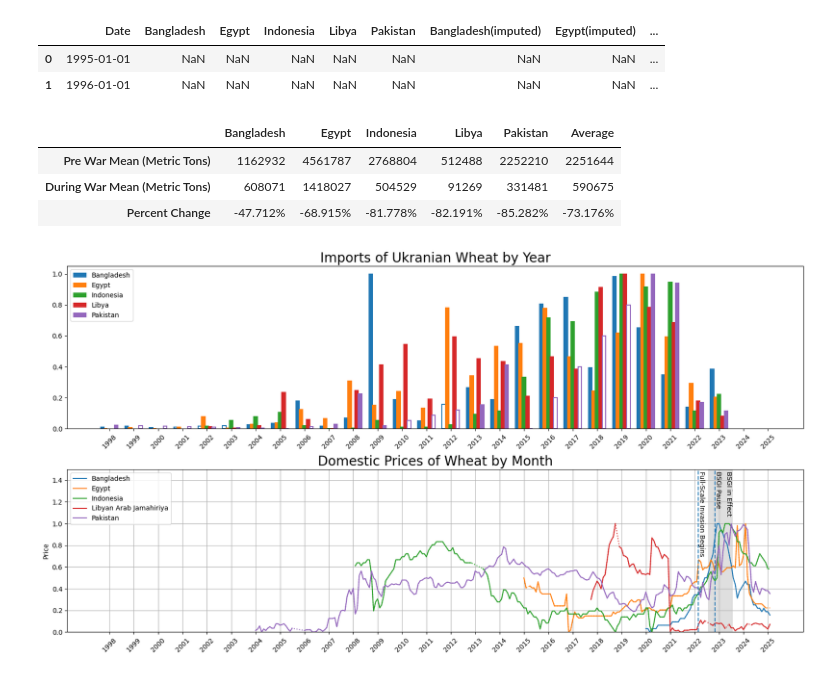
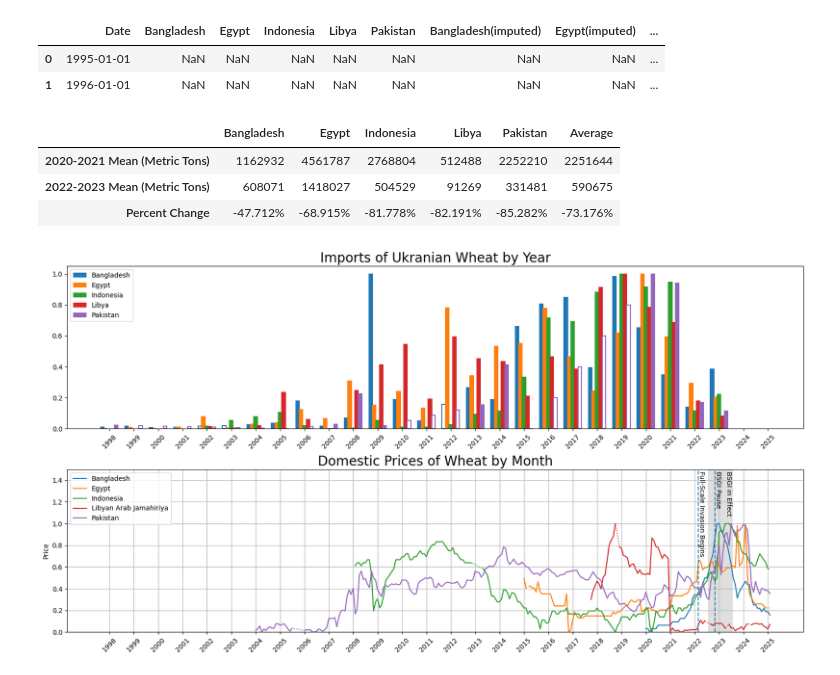
Before and after one commit to GVSU-CIS635/term-project-gjk, a Jupyter notebook: eda.ipynb, the cells around one changed output. Saved outputs shown, nothing was run; the diff lists cells and outputs as text; code cells hidden in the pictures.

```diff
--- a/eda.ipynb
+++ b/eda.ipynb
@@ -1174,39 +1166,39 @@ display(interpExports.head(2))
 # Calculate percent change in import from Ukraine quantity pre war to in war
 
 def tradeMean(data):
 	prewar = data[(data["Date"].dt.year < 2022) & (data["Date"].dt.year >= 2020)]
 	inwar = data[data["Date"].dt.year >= 2022]
 
 	cols = [col for col in data.columns if '(imputed)' in col]
 
 	info = {}
 	holdForAvg = [[], [], []]
 	for col in cols:
 		prewarMean = prewar[col].mean()
 		inwarMean = inwar[col].mean()
 		pctChange = (100 * (inwarMean - prewarMean) / prewarMean)
 		holdForAvg[0].append(prewarMean)
 		holdForAvg[1].append(inwarMean)
 		holdForAvg[2].append(pctChange)
 		info[col.split('(')[0]] = {
-			"Pre War Mean (Metric Tons)": f"{prewarMean:.0f}",
-			"During War Mean (Metric Tons)": f"{inwarMean:.0f}",
+			"2020-2021 Mean (Metric Tons)": f"{prewarMean:.0f}",
+			"2022-2023 Mean (Metric Tons)": f"{inwarMean:.0f}",
 			"Percent Change": f"{pctChange:.3f}%"
 		}
 
 	info['Average'] = {
-		"Pre War Mean (Metric Tons)": f"{np.mean(holdForAvg[0]):.0f}",
-		"During War Mean (Metric Tons)": f"{np.mean(holdForAvg[1]):.0f}",
+		"2020-2021 Mean (Metric Tons)": f"{np.mean(holdForAvg[0]):.0f}",
+		"2022-2023 Mean (Metric Tons)": f"{np.mean(holdForAvg[1]):.0f}",
 		"Percent Change": f"{np.mean(holdForAvg[2]):.3f}%"
 	}
 
 	return pd.DataFrame( info )
 
 display(tradeMean(interpExports))
 # %% [output]
 |  | Bangladesh | Egypt | Indonesia | Libya | Pakistan | Average |
-| Pre War Mean (Metric Tons) | 1162932 | 4561787 | 2768804 | 512488 | 2252210 | 2251644 |
-| During War Mean (Metric Tons) | 608071 | 1418027 | 504529 | 91269 | 331481 | 590675 |
+| 2020-2021 Mean (Metric Tons) | 1162932 | 4561787 | 2768804 | 512488 | 2252210 | 2251644 |
+| 2022-2023 Mean (Metric Tons) | 608071 | 1418027 | 504529 | 91269 | 331481 | 590675 |
 | Percent Change | -47.712% | -68.915% | -81.778% | -82.191% | -85.282% | -73.176% |
 # %%
 # Plot import hist and price line on same x axis
```
Also changed, not shown: parts of 9 cells of this notebook, 2 other files.
